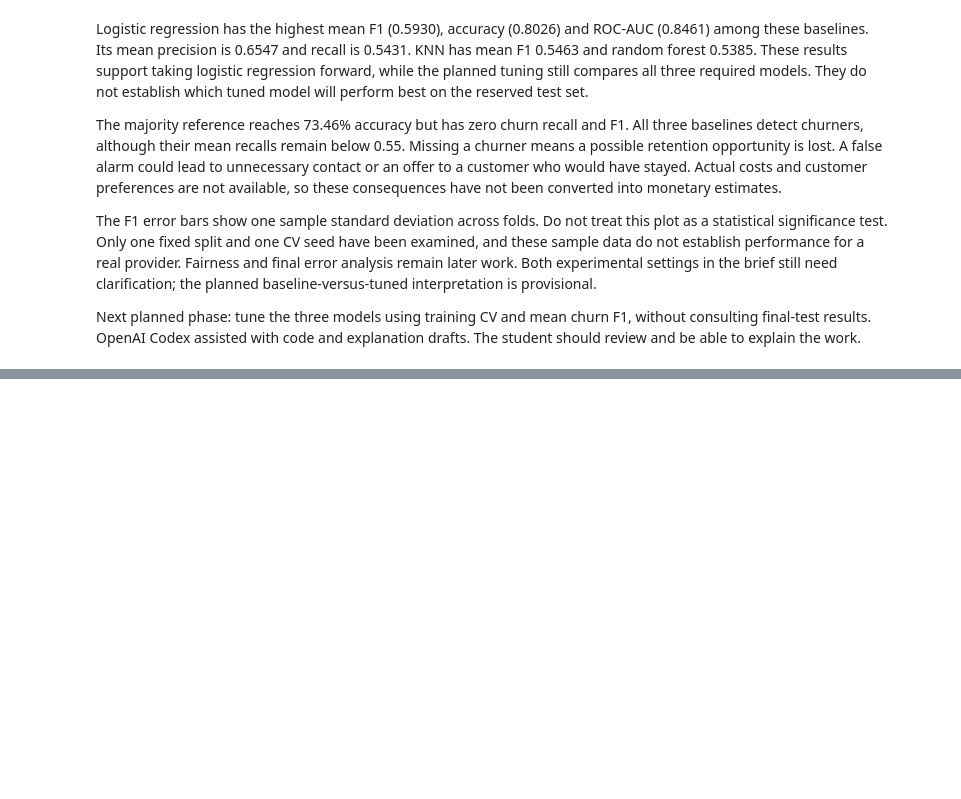
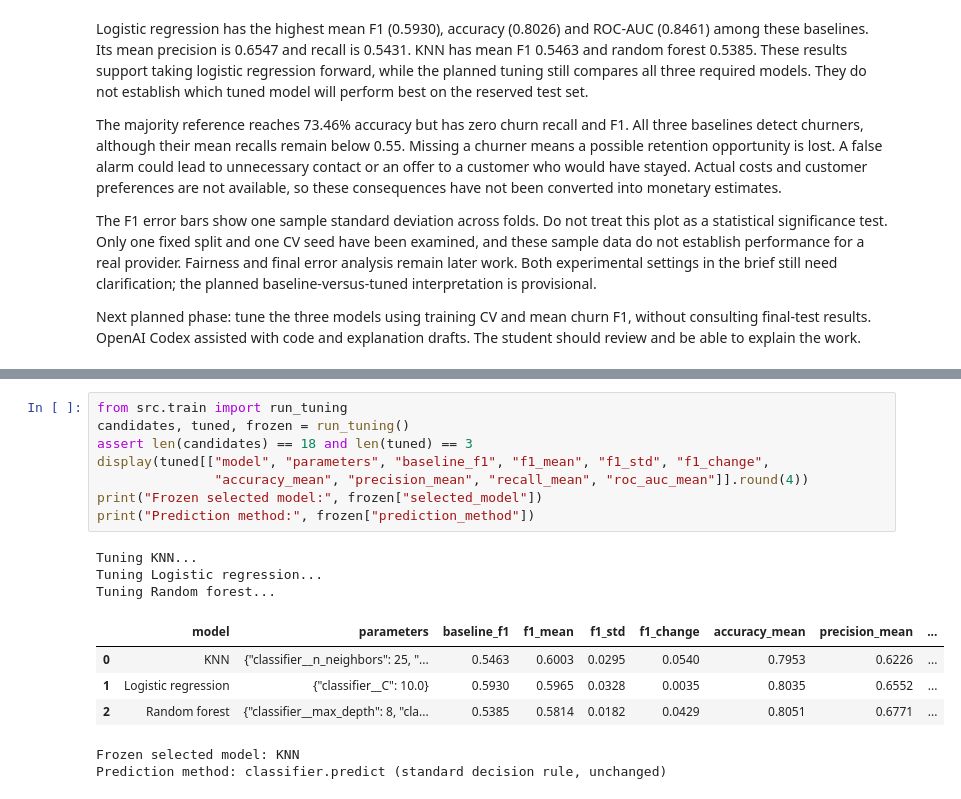
Before and after one commit to hashnb/ML-coursework, a Jupyter notebook: notebooks/02_model_comparison.ipynb, the cells around one changed output, grey strips where cells are left out. Drawn from its saved outputs; the diff is of its cells as text; blank space fills up the shorter version.

```diff
--- a/notebooks/02_model_comparison.ipynb
+++ b/notebooks/02_model_comparison.ipynb
@@ -149,0 +170,18 @@ explanation drafts. The student should review and be able to explain the work.
+# %%
+from src.train import run_tuning
+candidates, tuned, frozen = run_tuning()
+assert len(candidates) == 18 and len(tuned) == 3
+display(tuned[["model", "parameters", "baseline_f1", "f1_mean", "f1_std", "f1_change",
+               "accuracy_mean", "precision_mean", "recall_mean", "roc_auc_mean"]].round(4))
+print("Frozen selected model:", frozen["selected_model"])
+print("Prediction method:", frozen["prediction_method"])
+# %% [output]
+Tuning KNN...
+Tuning Logistic regression...
+Tuning Random forest...
+|  | model | parameters | baseline_f1 | f1_mean | f1_std | f1_change | accuracy_mean | precision_mean | ... |
+| 0 | KNN | {"classifier__n_neighbors": 25, "... | 0.5463 | 0.6003 | 0.0295 | 0.0540 | 0.7953 | 0.6226 | ... |
+| 1 | Logistic regression | {"classifier__C": 10.0} | 0.5930 | 0.5965 | 0.0328 | 0.0035 | 0.8035 | 0.6552 | ... |
+| 2 | Random forest | {"classifier__max_depth": 8, "cla... | 0.5385 | 0.5814 | 0.0182 | 0.0429 | 0.8051 | 0.6771 | ... |
+Frozen selected model: KNN
+Prediction method: classifier.predict (standard decision rule, unchanged)
```
Also changed, not shown: parts of 4 cells of this notebook, 8 other files.
